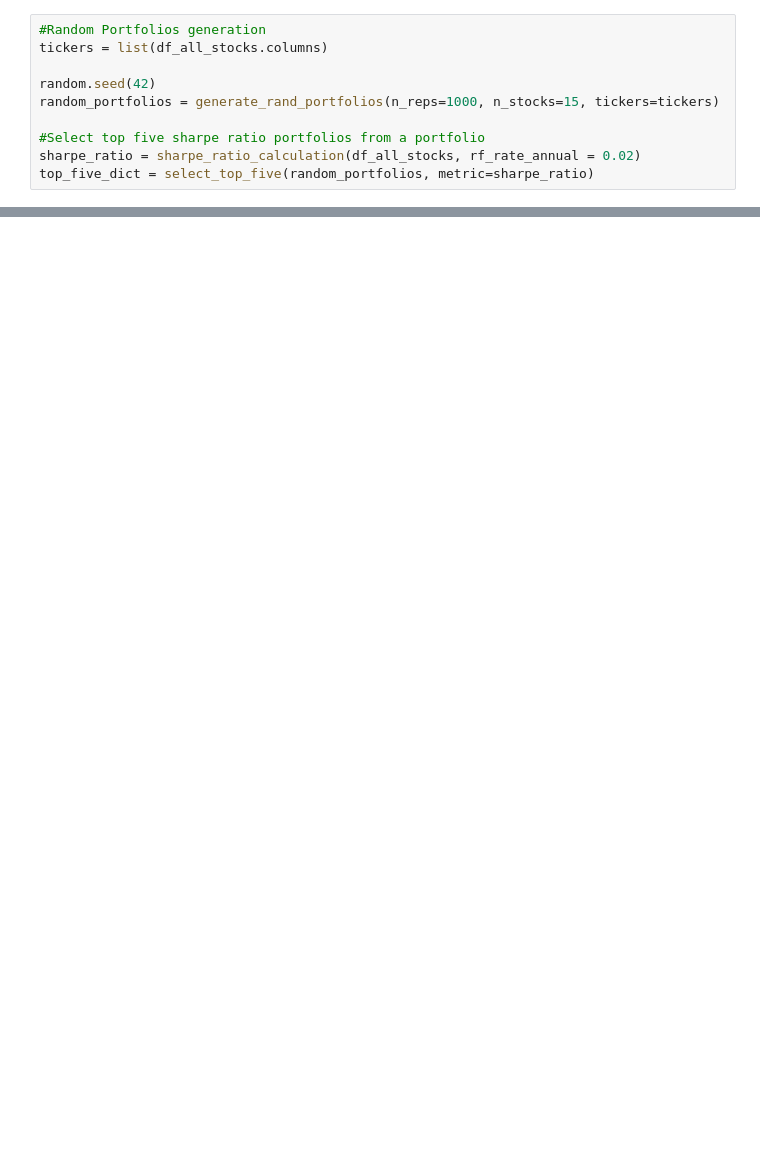
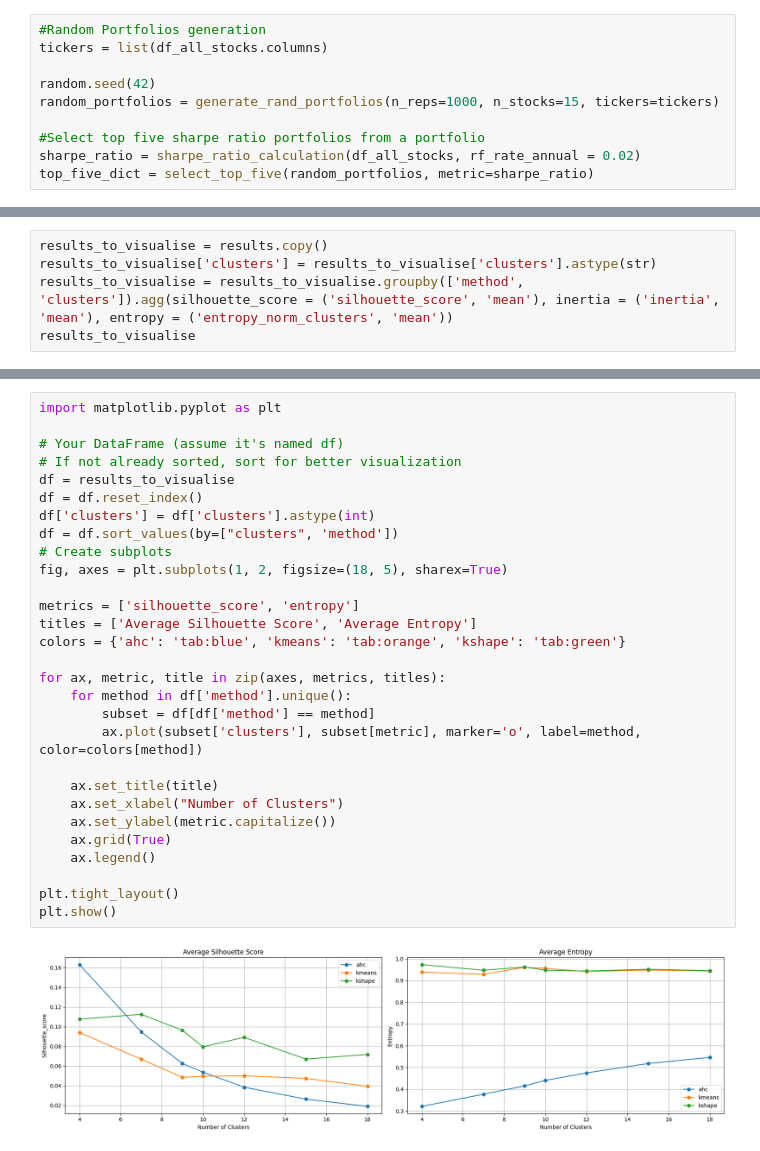
Before and after one commit to KirillKovalchuk02/thesis_clustering, a Jupyter notebook: clustering_tuning.ipynb, the cells around one changed output, grey strips where cells are left out. Drawn from its saved outputs; the diff is of its cells as text; blank space fills up the shorter version.

```diff
--- a/clustering_tuning.ipynb
+++ b/clustering_tuning.ipynb
@@ -279,0 +283,5 @@ best_configs
+# %%
+results_to_visualise = results.copy()
+results_to_visualise['clusters'] = results_to_visualise['clusters'].astype(str)
+results_to_visualise = results_to_visualise.groupby(['method', 'clusters']).agg(silhouette_score = ('silhouette_score', 'mean'), inertia = ('inertia', 'mean'), entropy = ('entropy_norm_clusters', 'mean'))
+results_to_visualise
@@ -279,0 +307,31 @@ best_configs
+# %%
+import matplotlib.pyplot as plt
+
+# Your DataFrame (assume it's named df)
+# If not already sorted, sort for better visualization
+df = results_to_visualise
+df = df.reset_index()
+df['clusters'] = df['clusters'].astype(int)
+df = df.sort_values(by=["clusters", 'method'])
+# Create subplots
+fig, axes = plt.subplots(1, 2, figsize=(18, 5), sharex=True)
+
+metrics = ['silhouette_score', 'entropy']
+titles = ['Average Silhouette Score', 'Average Entropy']
+colors = {'ahc': 'tab:blue', 'kmeans': 'tab:orange', 'kshape': 'tab:green'}
+
+for ax, metric, title in zip(axes, metrics, titles):
+    for method in df['method'].unique():
+        subset = df[df['method'] == method]
+        ax.plot(subset['clusters'], subset[metric], marker='o', label=method, color=colors[method])
+
+    ax.set_title(title)
+    ax.set_xlabel("Number of Clusters")
+    ax.set_ylabel(metric.capitalize())
+    ax.grid(True)
+    ax.legend()
+
+plt.tight_layout()
+plt.show()
+# %% [output]
+[figure, added]
```
Also changed, not shown: parts of 19 cells of this notebook, 16 other files.
